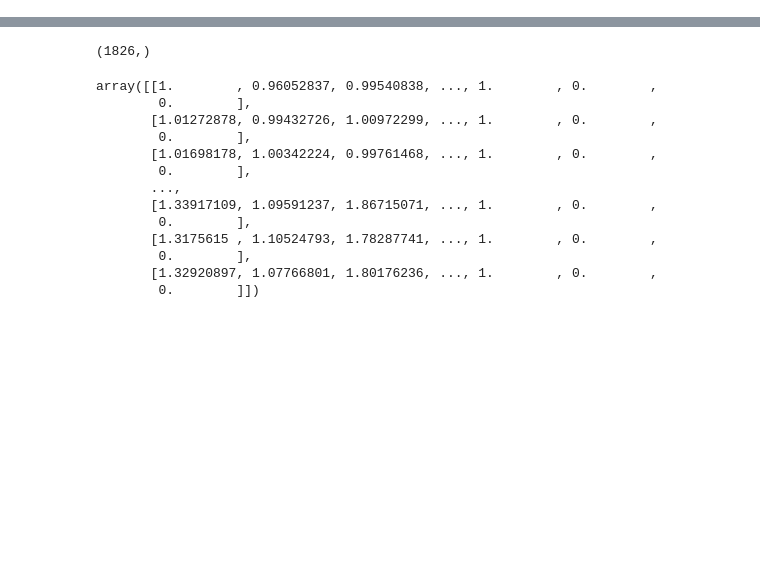
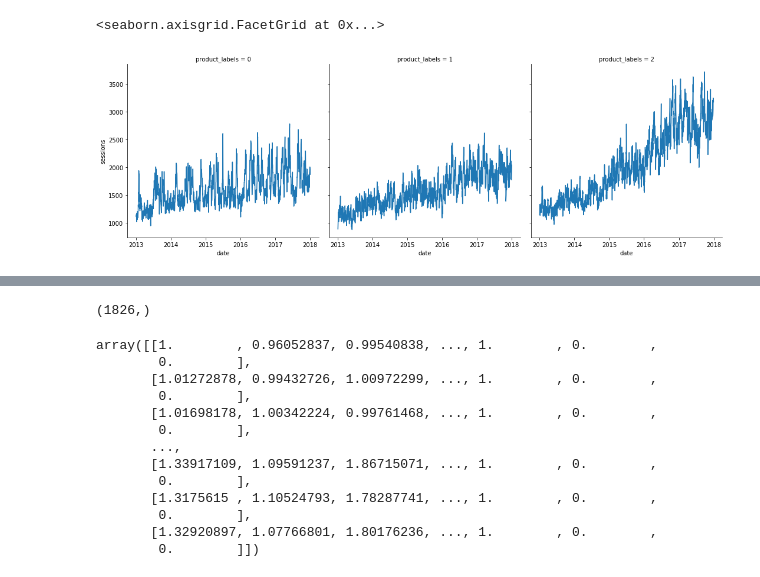
Before and after one commit to louislouisloui/otb, a Jupyter notebook: 30_ARIMA.ipynb, the cells around one changed output, grey strips where cells are left out. Drawn from its saved outputs; the diff is of its cells as text; code cells hidden in the pictures; blank space fills up the shorter version.

```diff
--- a/30_ARIMA.ipynb
+++ b/30_ARIMA.ipynb
@@ -26,0 +17,8 @@ dt.head().T
+# %%
+import seaborn as sns
+dt_plot = dt.groupby(['date','product_labels'])[['sessions']].mean().reset_index()
+dt_plot.product_labels = dt_plot.product_labels.astype('category')
+sns.relplot(data = dt_plot, kind = 'line', x = 'date', y = 'sessions', col = 'product_labels')
+# %% [output]
+<seaborn.axisgrid.FacetGrid at 0x...>
+[figure, added]
```
Also changed, not shown: parts of 8 cells of this notebook.
